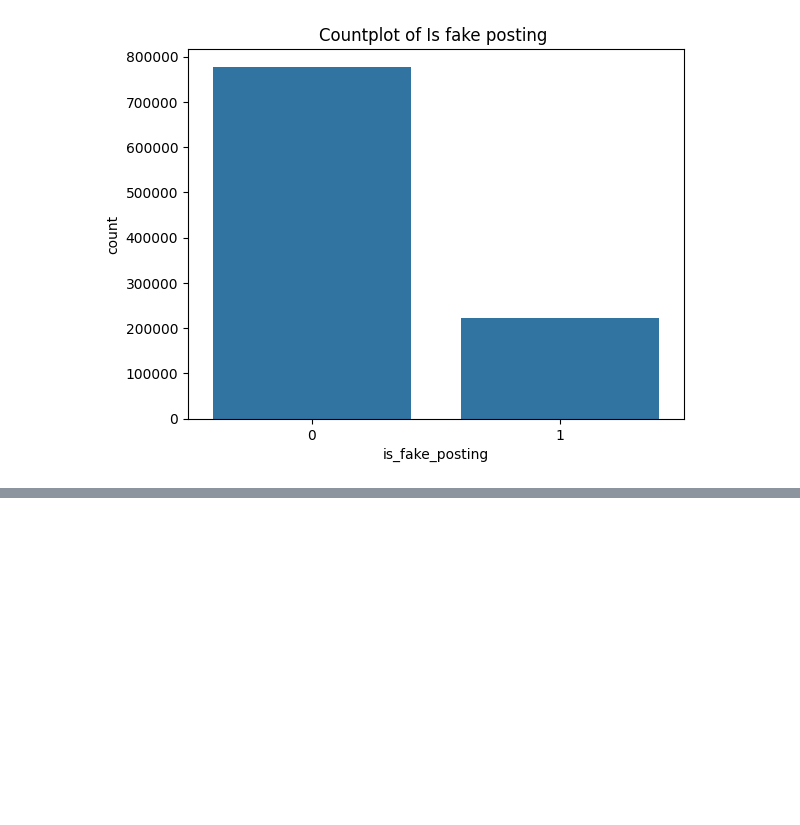
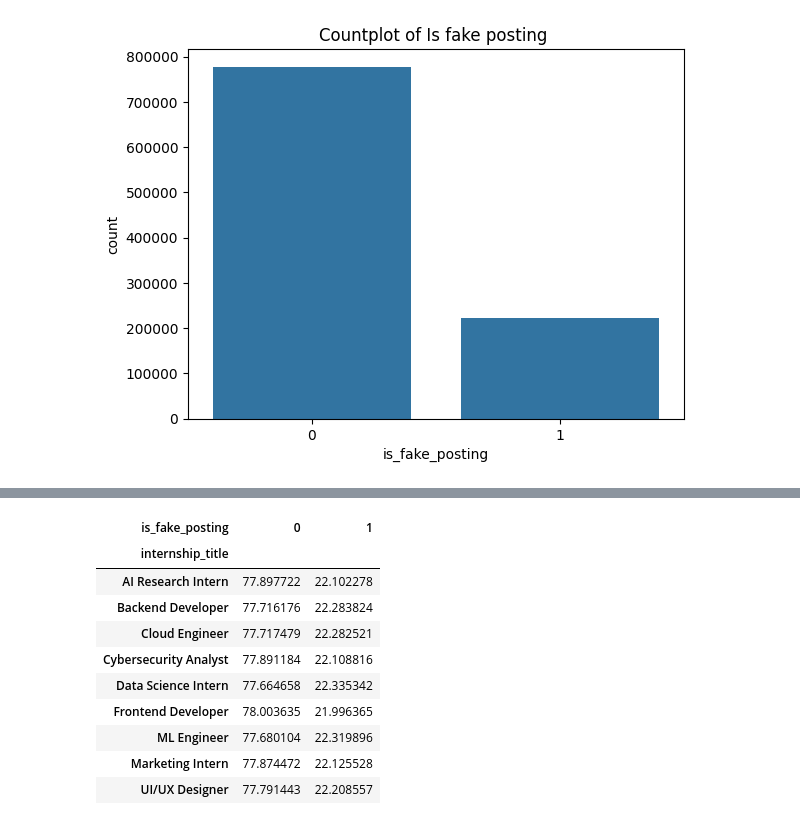
Before and after one commit to therai0/data_analysis_intership_scam, a Jupyter notebook: notebook/eda_fake_internship.ipynb, the cells around one changed output, grey strips where cells are left out. Cells and saved outputs as stored; diff of their text form; code cells hidden in the pictures; blank space fills up the shorter version.

```diff
--- a/notebook/eda_fake_internship.ipynb
+++ b/notebook/eda_fake_internship.ipynb
@@ -922,0 +919,18 @@ Index(['posting_date', 'internship_title', 'employment_type', 'work_mode',
+# %%
+pd.crosstab(
+    df["internship_title"],
+    df["is_fake_posting"],
+    normalize="index"
+) * 100
+# %% [output]
+| is_fake_posting | 0 | 1 |
+| internship_title |  |  |
+| AI Research Intern | 77.897722 | 22.102278 |
+| Backend Developer | 77.716176 | 22.283824 |
+| Cloud Engineer | 77.717479 | 22.282521 |
+| Cybersecurity Analyst | 77.891184 | 22.108816 |
+| Data Science Intern | 77.664658 | 22.335342 |
+| Frontend Developer | 78.003635 | 21.996365 |
+| ML Engineer | 77.680104 | 22.319896 |
+| Marketing Intern | 77.874472 | 22.125528 |
+| UI/UX Designer | 77.791443 | 22.208557 |
```
Also changed, not shown: parts of 25 cells of this notebook.
